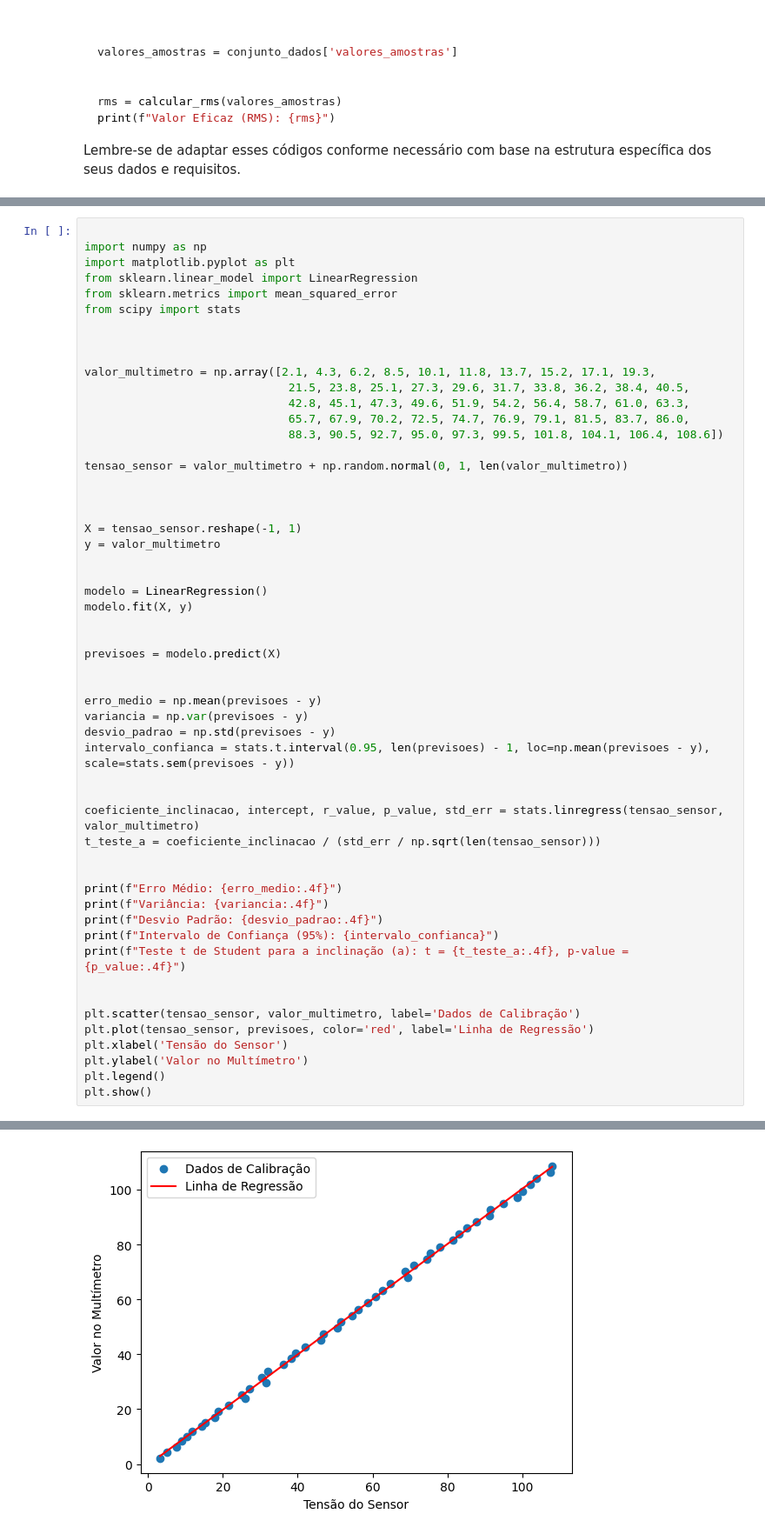
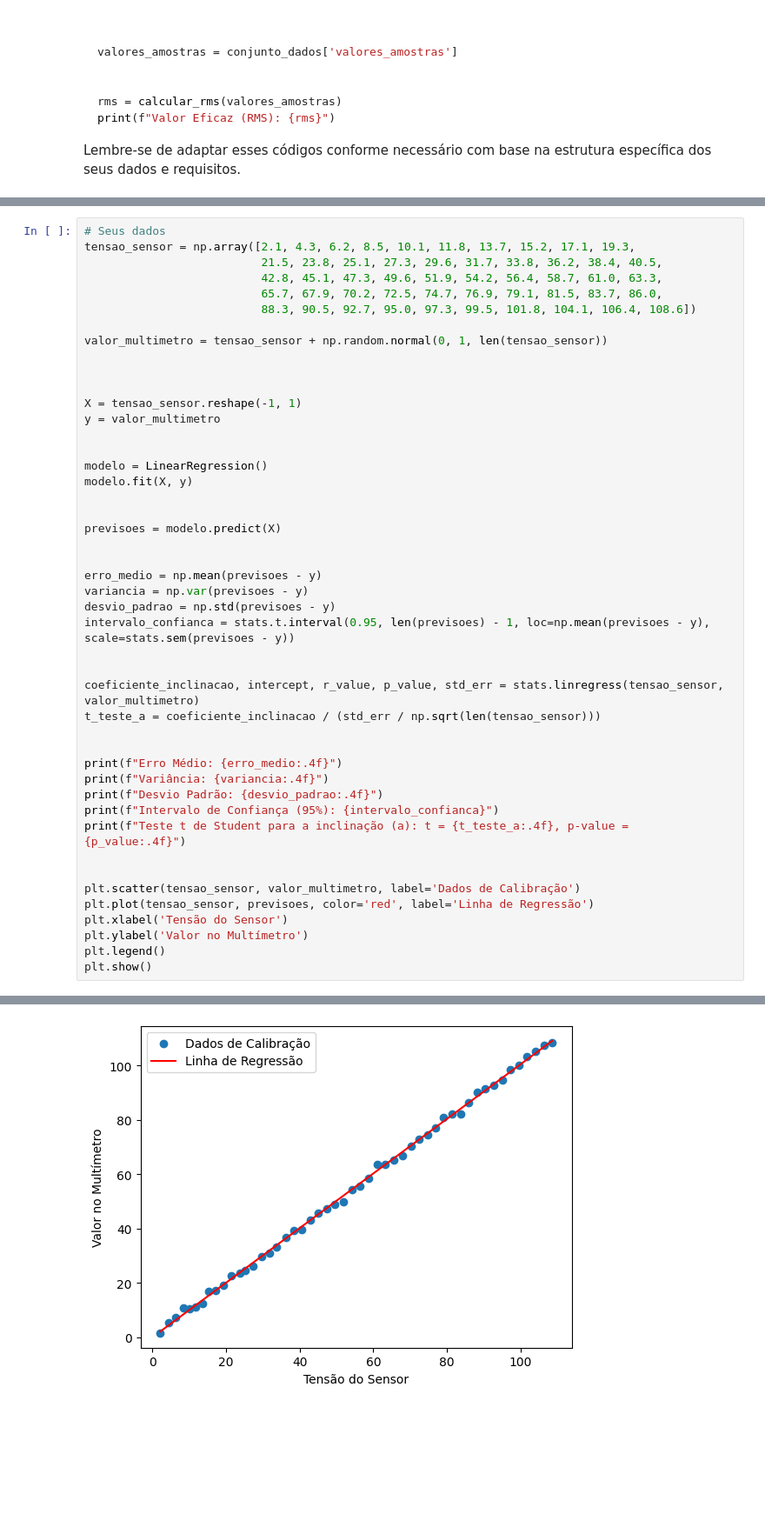
Before and after one commit to nervaljunior/JupyterHub, a Jupyter notebook: Untitled2.ipynb, the cells around one changed output, grey strips where cells are left out. Shown at 87% size. Drawn from its saved outputs; the diff is of its cells as text; blank space fills up the shorter version.

```diff
--- a/Untitled2.ipynb
+++ b/Untitled2.ipynb
@@ -258,20 +160,12 @@ Lembre-se de adaptar esses códigos conforme necessário com base na estrutura e
 # %%
+# Seus dados
+tensao_sensor = np.array([2.1, 4.3, 6.2, 8.5, 10.1, 11.8, 13.7, 15.2, 17.1, 19.3,
+                          21.5, 23.8, 25.1, 27.3, 29.6, 31.7, 33.8, 36.2, 38.4, 40.5,
+                          42.8, 45.1, 47.3, 49.6, 51.9, 54.2, 56.4, 58.7, 61.0, 63.3,
+                          65.7, 67.9, 70.2, 72.5, 74.7, 76.9, 79.1, 81.5, 83.7, 86.0,
+                          88.3, 90.5, 92.7, 95.0, 97.3, 99.5, 101.8, 104.1, 106.4, 108.6])
 
-import numpy as np
-import matplotlib.pyplot as plt
-from sklearn.linear_model import LinearRegression
-from sklearn.metrics import mean_squared_error
-from scipy import stats
-
-
-
-valor_multimetro = np.array([2.1, 4.3, 6.2, 8.5, 10.1, 11.8, 13.7, 15.2, 17.1, 19.3,
-                              21.5, 23.8, 25.1, 27.3, 29.6, 31.7, 33.8, 36.2, 38.4, 40.5,
-                              42.8, 45.1, 47.3, 49.6, 51.9, 54.2, 56.4, 58.7, 61.0, 63.3,
-                              65.7, 67.9, 70.2, 72.5, 74.7, 76.9, 79.1, 81.5, 83.7, 86.0,
-                              88.3, 90.5, 92.7, 95.0, 97.3, 99.5, 101.8, 104.1, 106.4, 108.6])
-
-tensao_sensor = valor_multimetro + np.random.normal(0, 1, len(valor_multimetro))
+valor_multimetro = tensao_sensor + np.random.normal(0, 1, len(tensao_sensor))
 
 
 
@@ -318,4 +212,4 @@ Teste t de Student para a inclinação (a): t = 1720.3701, p-value = 0.0000
-[figure, old version]
+[figure, new version]
 # %%
 modelo = LinearRegression().fit(X, y)
 
```
Also changed, not shown: parts of 17 cells of this notebook.
